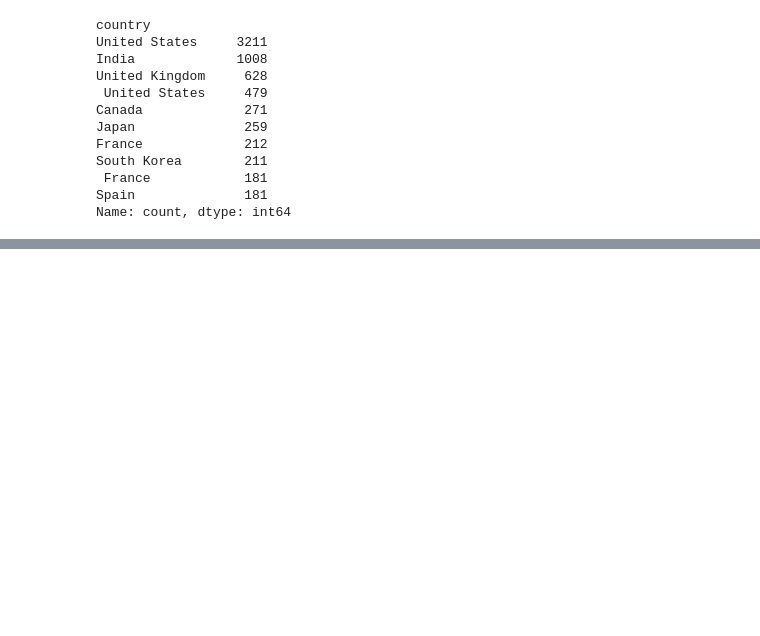
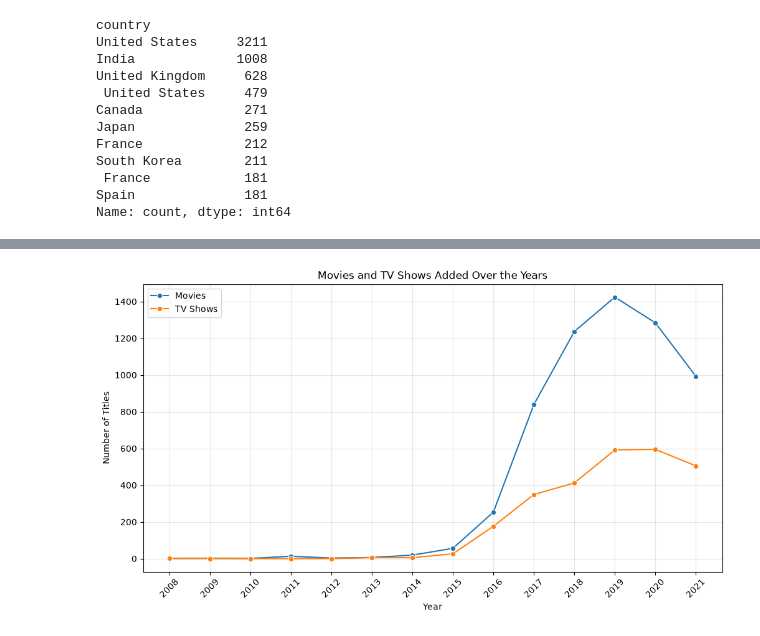
Before and after one commit to AbdallahAlaa-dot/EDA, a Jupyter notebook: Netflix_O.ipynb, the cells around one changed output, grey strips where cells are left out. Saved outputs shown, nothing was run; the diff lists cells and outputs as text; code cells hidden in the pictures; blank space fills up the shorter version.

```diff
--- a/Netflix_O.ipynb
+++ b/Netflix_O.ipynb
@@ -173,0 +655,4 @@ Name: count, dtype: int64
+# %%
+yearly_content['Total'] = yearly_content.sum(axis=1)
+
+display(yearly_content.tail(15))
@@ -173,0 +696,13 @@ Name: count, dtype: int64
+# %%
+yearly_content['Previous_Year_Total'] = yearly_content['Total'].shift(1)
+
+yearly_content['Yearly_Change'] = (
+    yearly_content['Total'] - yearly_content['Previous_Year_Total']
+)
+
+yearly_content['Growth_Rate_%'] = ((
+    yearly_content['Yearly_Change'] /
+    yearly_content['Previous_Year_Total']
+) * 100).round(2)
+
+display(yearly_content.tail(15))
@@ -173,0 +842,28 @@ Name: count, dtype: int64
+# %%
+plt.figure(figsize=(12, 6))
+
+sns.lineplot(
+    data=yearly_content,
+    x=yearly_content.index,
+    y='Movie',
+    label='Movies',
+    marker='o'
+)
+
+sns.lineplot(
+    data=yearly_content,
+    x=yearly_content.index,
+    y='TV Show',
+    label='TV Shows',
+    marker='o'
+)
+
+plt.title('Movies and TV Shows Added Over the Years')
+plt.xlabel('Year')
+plt.ylabel('Number of Titles')
+plt.xticks(yearly_content.index, rotation=45)
+plt.legend()
+plt.grid(alpha=0.3)
+plt.show()
+# %% [output]
+[figure, added]
```
Also changed, not shown: parts of 29 cells of this notebook, 1 other file.
